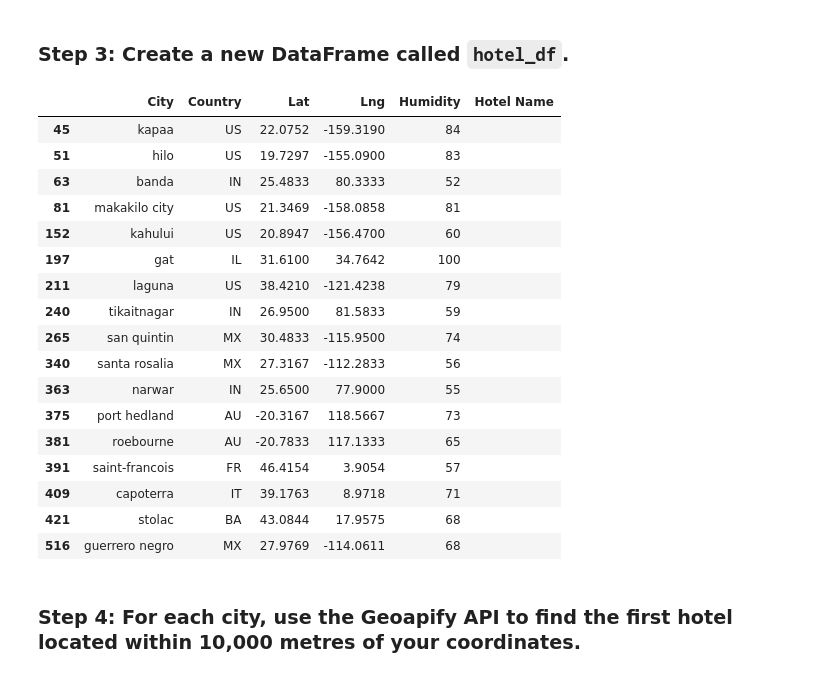
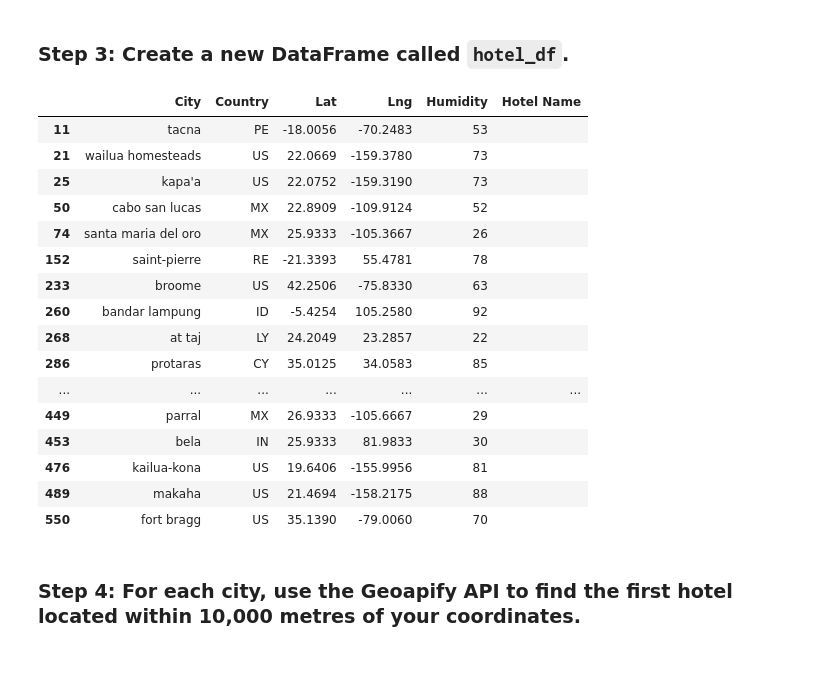
Before and after one commit to acwalker5875/python-api-challenge, a Jupyter notebook: WeatherPy/VacationPy_Solution.ipynb, the cells around one changed output. Cells and saved outputs as stored; diff of their text form; code cells hidden in the pictures.

```diff
--- a/WeatherPy/VacationPy_Solution.ipynb
+++ b/WeatherPy/VacationPy_Solution.ipynb
@@ -51,15 +53,16 @@ map1
 ### Step 2: Narrow down the `city_data_df` DataFrame to find your ideal weather condition
 # %%
 # Narrow down cities that fit criteria and drop any results with null values
-# YOUR CODE HERE
-max temp 22 ... 27
-wind speed > 4 m/sample
-cloudiness <=10
+
+df1 = city_data_df[city_data_df["Max Temp"].between(21,27)]
+df2 = df1[df1["Wind Speed"]<4]
+df3 = df2[df2["Cloudiness"] <=10]
+
 
 # Drop any rows with null values
-# YOUR CODE HERE
+
 
 # Display sample data
-# YOUR CODE HERE
+df3
 # %% [output]
 |  | City_ID | City | Lat | Lng | Max Temp | Humidity | Cloudiness | Wind Speed | Country | Date |
@@ -84,32 +86,31 @@ cloudiness <=10
 ### Step 3: Create a new DataFrame called `hotel_df`.
 # %%
 # Use the Pandas copy function to create DataFrame called hotel_df to store the city, country, coordinates, and humidity
-hotel_df = pd.copy(city_data_df)['City']['Country']['Lat']['Lng']['Humidity']
+hotel_df = df3[['City', 'Country', 'Lat', 'Lng', 'Humidity']].copy()
 
 # Add an empty column, "Hotel Name," to the DataFrame so you can store the hotel found using the Geoapify API
-hotel_df = hotel_df.append['Hotel_Name']
+hotel_df["Hotel Name"] = " "
 
 # Display sample data
 hotel_df
 # %% [output]
 |  | City | Country | Lat | Lng | Humidity | Hotel Name |
-| 45 | kapaa | US | 22.0752 | -159.3190 | 84 |  |
-| 51 | hilo | US | 19.7297 | -155.0900 | 83 |  |
-| 63 | banda | IN | 25.4833 | 80.3333 | 52 |  |
-| 81 | makakilo city | US | 21.3469 | -158.0858 | 81 |  |
-| 152 | kahului | US | 20.8947 | -156.4700 | 60 |  |
-| 197 | gat | IL | 31.6100 | 34.7642 | 100 |  |
-| 211 | laguna | US | 38.4210 | -121.4238 | 79 |  |
-| 240 | tikaitnagar | IN | 26.9500 | 81.5833 | 59 |  |
-| 265 | san quintin | MX | 30.4833 | -115.9500 | 74 |  |
-| 340 | santa rosalia | MX | 27.3167 | -112.2833 | 56 |  |
-| 363 | narwar | IN | 25.6500 | 77.9000 | 55 |  |
-| 375 | port hedland | AU | -20.3167 | 118.5667 | 73 |  |
-| 381 | roebourne | AU | -20.7833 | 117.1333 | 65 |  |
-| 391 | saint-francois | FR | 46.4154 | 3.9054 | 57 |  |
-| 409 | capoterra | IT | 39.1763 | 8.9718 | 71 |  |
-| 421 | stolac | BA | 43.0844 | 17.9575 | 68 |  |
-| 516 | guerrero negro | MX | 27.9769 | -114.0611 | 68 |  |
+| 11 | tacna | PE | -18.0056 | -70.2483 | 53 |  |
+| 21 | wailua homesteads | US | 22.0669 | -159.3780 | 73 |  |
+| 25 | kapa'a | US | 22.0752 | -159.3190 | 73 |  |
+| 50 | cabo san lucas | MX | 22.8909 | -109.9124 | 52 |  |
+| 74 | santa maria del oro | MX | 25.9333 | -105.3667 | 26 |  |
+| 152 | saint-pierre | RE | -21.3393 | 55.4781 | 78 |  |
+| 233 | broome | US | 42.2506 | -75.8330 | 63 |  |
+| 260 | bandar lampung | ID | -5.4254 | 105.2580 | 92 |  |
+| 268 | at taj | LY | 24.2049 | 23.2857 | 22 |  |
+| 286 | protaras | CY | 35.0125 | 34.0583 | 85 |  |
+| ... | ... | ... | ... | ... | ... | ... |
+| 449 | parral | MX | 26.9333 | -105.6667 | 29 |  |
+| 453 | bela | IN | 25.9333 | 81.9833 | 30 |  |
+| 476 | kailua-kona | US | 19.6406 | -155.9956 | 81 |  |
+| 489 | makaha | US | 21.4694 | -158.2175 | 88 |  |
+| 550 | fort bragg | US | 35.1390 | -79.0060 | 70 |  |
 # %% [markdown]
 ### Step 4: For each city, use the Geoapify API to find the first hotel located within 10,000 metres of your coordinates.
 # %%
```
Also changed, not shown: parts of 4 cells of this notebook, 6 other files.
